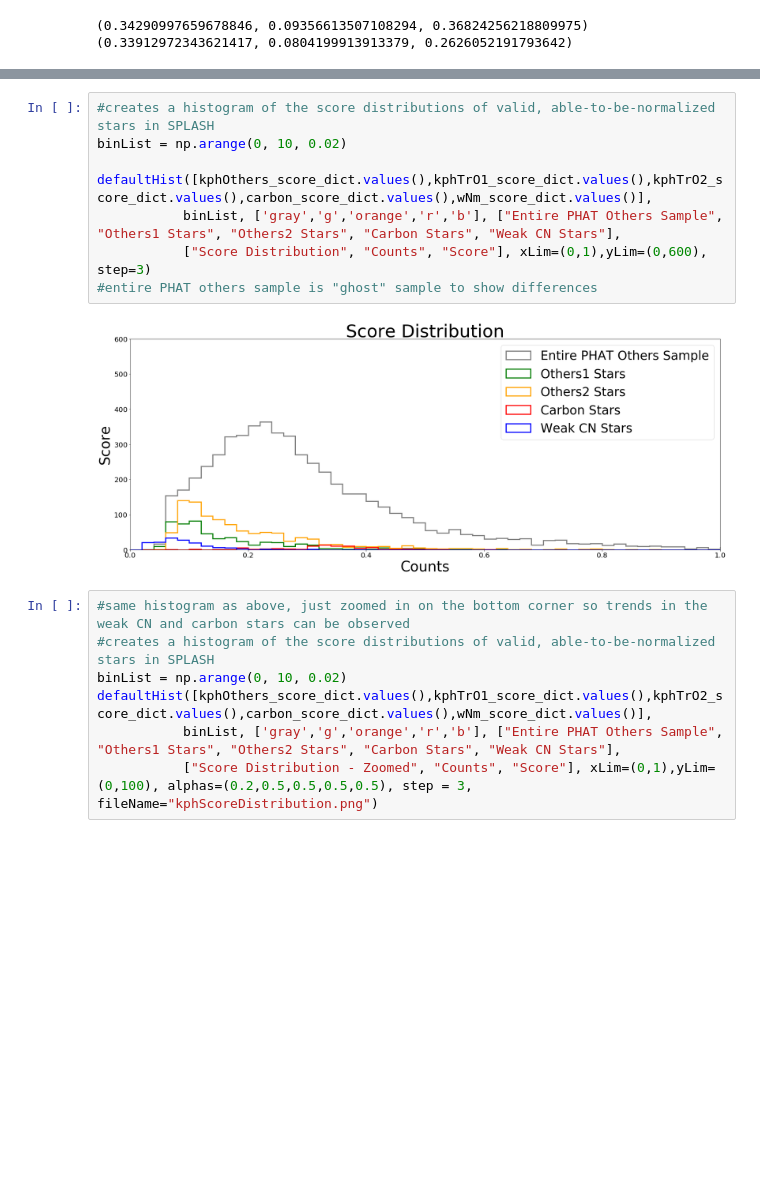
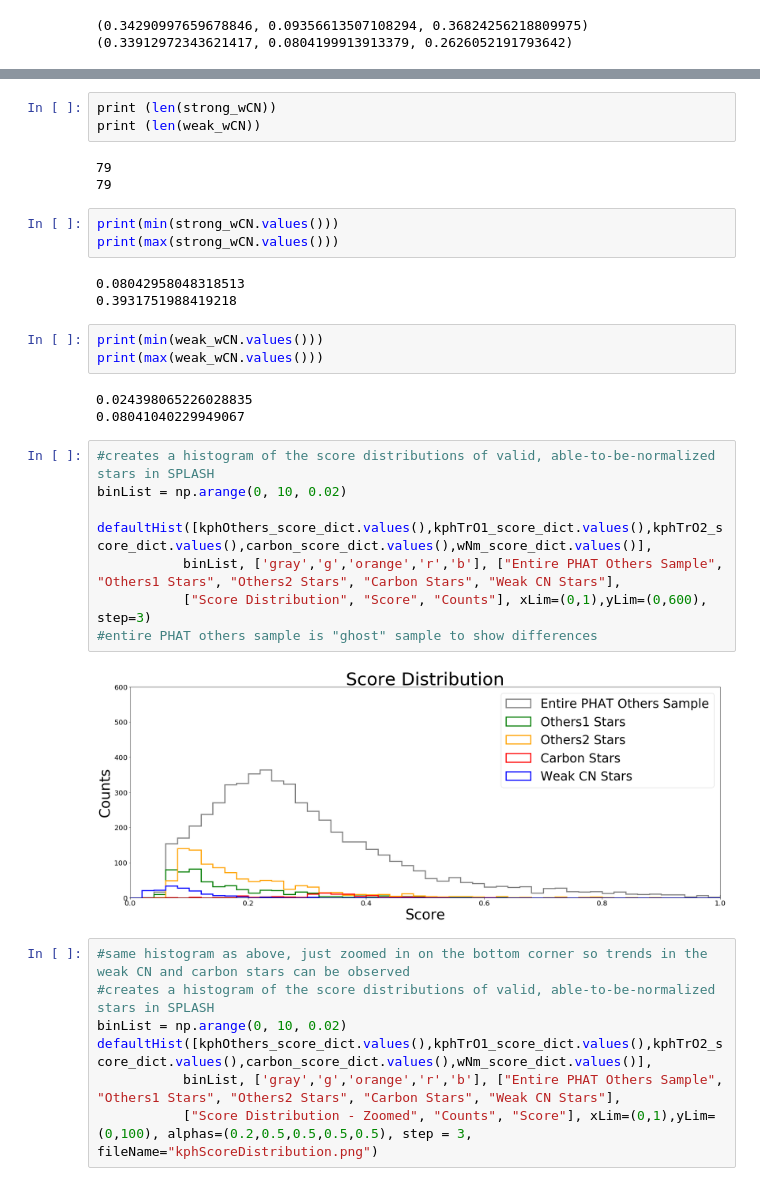
Before and after one commit to rachelraikar/WeakCN2019, a Jupyter notebook: Automation Version 2.7.ipynb, the cells around one changed output, grey strips where cells are left out. Drawn from its saved outputs; the diff is of its cells as text; blank space fills up the shorter version.

```diff
--- a/Automation Version 2.7.ipynb
+++ b/Automation Version 2.7.ipynb
@@ -1103,13 +1116,31 @@ print(st.median(carbon_score_dict.values()), st.median(wNm_score_dict.values()),
+# %%
+print (len(strong_wCN))
+print (len(weak_wCN))
+# %% [output]
+79
+79
+# %%
+print(min(strong_wCN.values()))
+print(max(strong_wCN.values()))
+# %% [output]
+0.08042958048318513
+0.3931751988419218
+# %%
+print(min(weak_wCN.values()))
+print(max(weak_wCN.values()))
+# %% [output]
+0.024398065226028835
+0.08041040229949067
 # %%
 #creates a histogram of the score distributions of valid, able-to-be-normalized stars in SPLASH
 binList = np.arange(0, 10, 0.02)
 
 defaultHist([kphOthers_score_dict.values(),kphTrO1_score_dict.values(),kphTrO2_score_dict.values(),carbon_score_dict.values(),wNm_score_dict.values()],
            binList, ['gray','g','orange','r','b'], ["Entire PHAT Others Sample", "Others1 Stars", "Others2 Stars", "Carbon Stars", "Weak CN Stars"],
-           ["Score Distribution", "Counts", "Score"], xLim=(0,1),yLim=(0,600), step=3)
+           ["Score Distribution", "Score", "Counts"], xLim=(0,1),yLim=(0,600), step=3)
 #entire PHAT others sample is "ghost" sample to show differences
 # %% [output]
-[figure, old version]
+[figure, new version]
 # %%
 #same histogram as above, just zoomed in on the bottom corner so trends in the weak CN and carbon stars can be observed
 #creates a histogram of the score distributions of valid, able-to-be-normalized stars in SPLASH
```
Also changed, not shown: parts of 1 cell of this notebook.
